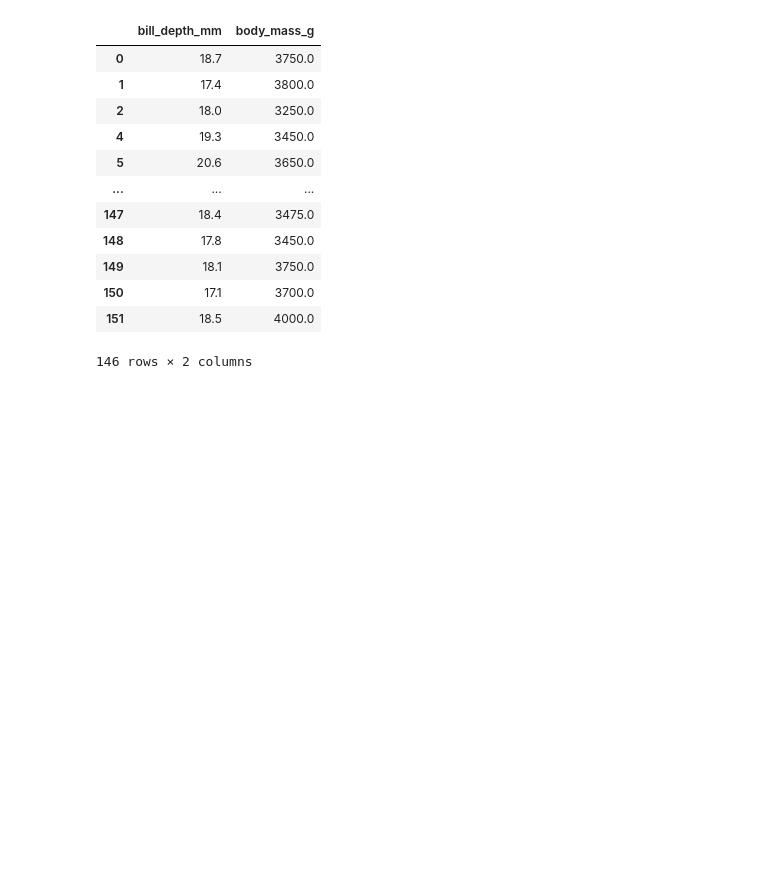
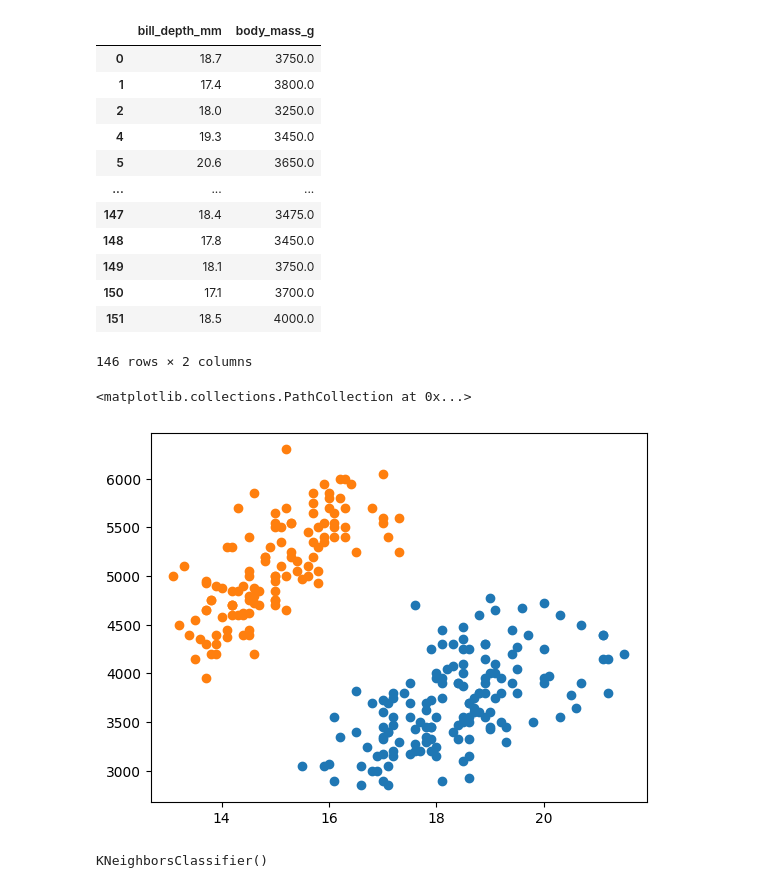
Before and after one commit to Yerineeeee98/ML, a Jupyter notebook: 2-2.ipynb, the cells around one changed output. Cells and saved outputs as stored; diff of their text form; code cells hidden in the pictures; blank space fills up the shorter version.

```diff
--- a/2-2.ipynb
+++ b/2-2.ipynb
@@ -284,3 +284,11 @@ pg_data
 146 rows × 2 columns
 # %%
 pg_target = df.loc[cond, ['species']]
+# %%
+import matplotlib.pyplot as plt
+
+plt.scatter(df.loc[df['species'] == 'Adelie', 'bill_depth_mm'], df.loc[df['species'] == 'Adelie', 'body_mass_g'])
+plt.scatter(df.loc[df['species'] == 'Gentoo', 'bill_depth_mm'], df.loc[df['species'] == 'Gentoo', 'body_mass_g'])
+# %% [output]
+<matplotlib.collections.PathCollection at 0x...>
+[figure, added]
@@ -286,0 +306,4 @@ pg_target = df.loc[cond, ['species']]
+# %%
+kn.fit(train_scaled, train_target)
+# %% [output]
+KNeighborsClassifier()
```
Also changed, not shown: parts of 5 cells of this notebook, 3 other files.
